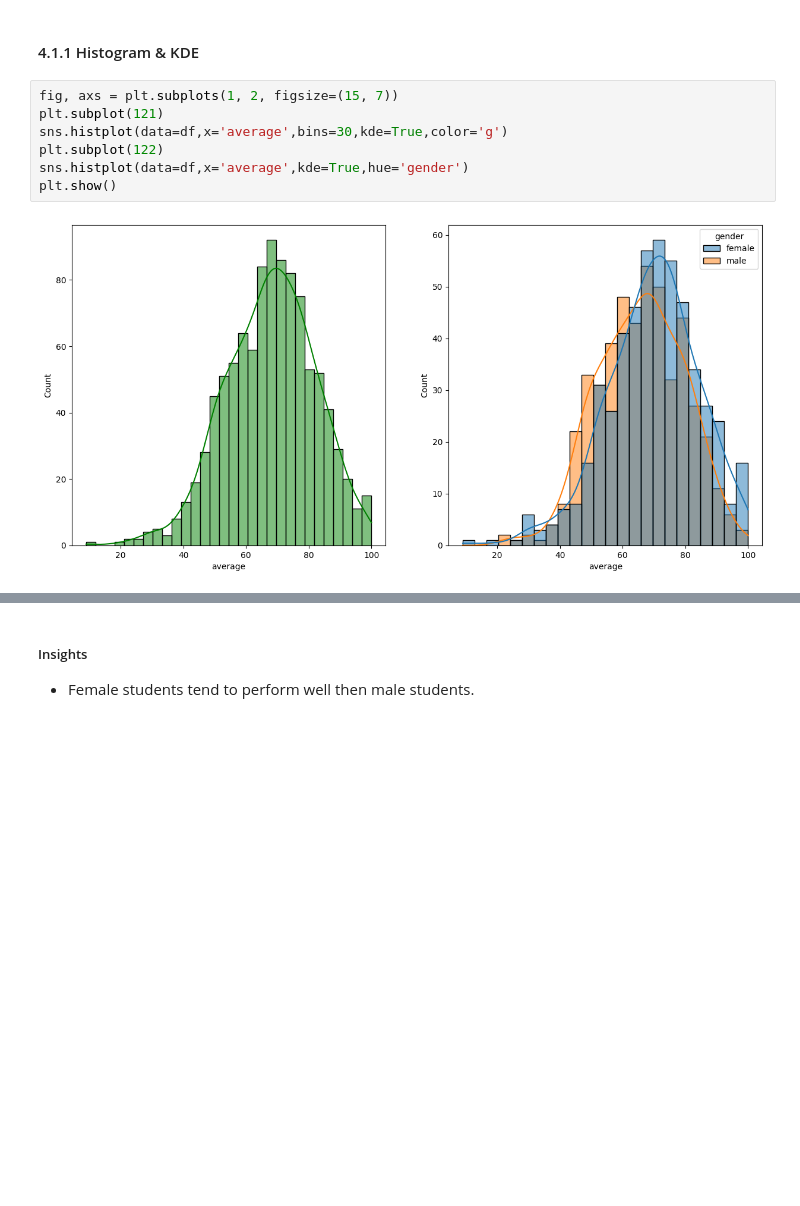
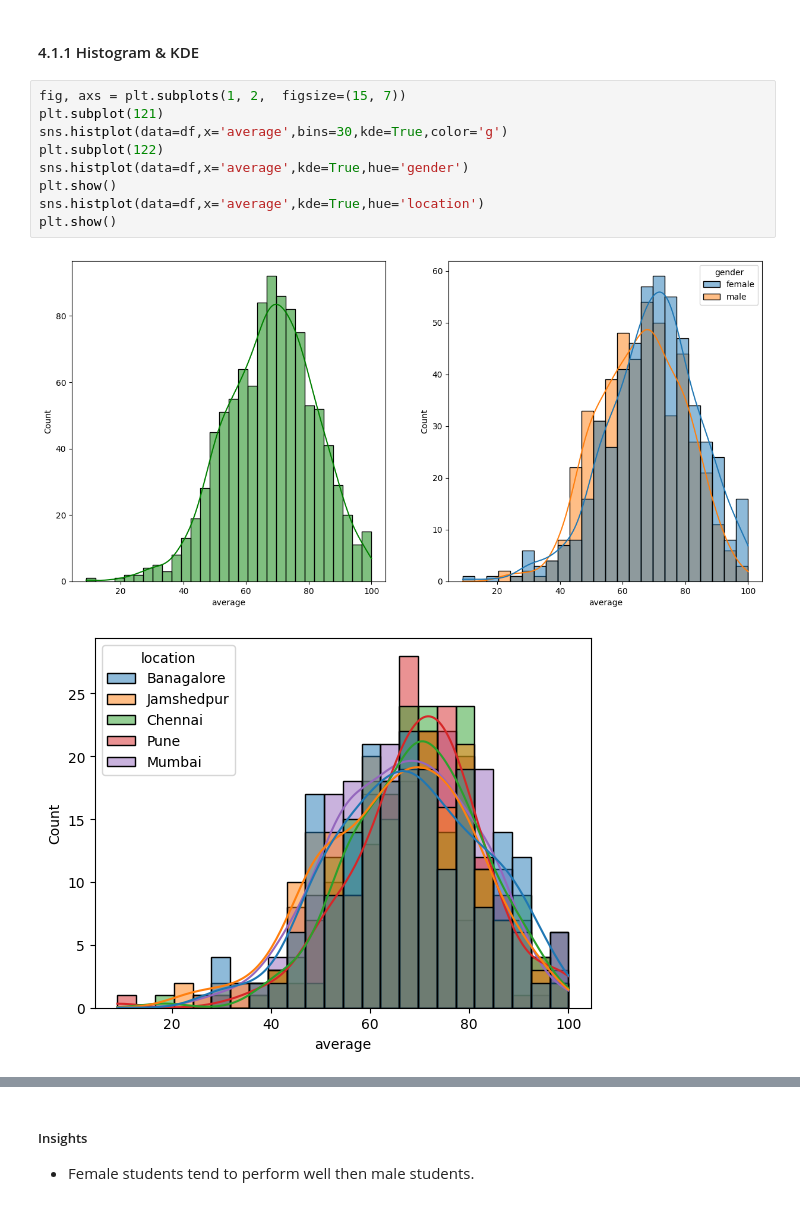
Before and after one commit to Nikk-k/MLproject, a Jupyter notebook: notebook/1 . EDA STUDENT PERFORMANCE .ipynb, the cells around one changed output, grey strips where cells are left out. Drawn from its saved outputs; the diff is of its cells as text; blank space fills up the shorter version.

```diff
--- a/notebook/1 . EDA STUDENT PERFORMANCE .ipynb
+++ b/notebook/1 . EDA STUDENT PERFORMANCE .ipynb
@@ -246,12 +256,15 @@ Number of students with less than 20 marks in Reading: 1
 # %% [markdown]
 #### 4.1.1 Histogram & KDE
 # %%
-fig, axs = plt.subplots(1, 2, figsize=(15, 7))
+fig, axs = plt.subplots(1, 2,  figsize=(15, 7))
 plt.subplot(121)
 sns.histplot(data=df,x='average',bins=30,kde=True,color='g')
 plt.subplot(122)
 sns.histplot(data=df,x='average',kde=True,hue='gender')
 plt.show()
+sns.histplot(data=df,x='average',kde=True,hue='location')
+plt.show()
 # %% [output]
 [figure]
+[figure, added]
 # %%
```
Also changed, not shown: parts of 10 cells of this notebook, 20 other files.
